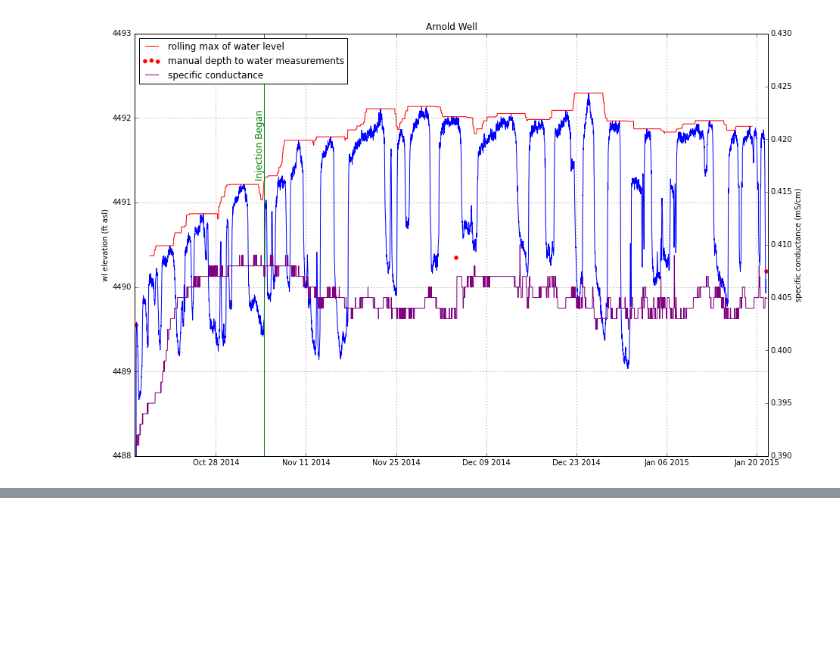
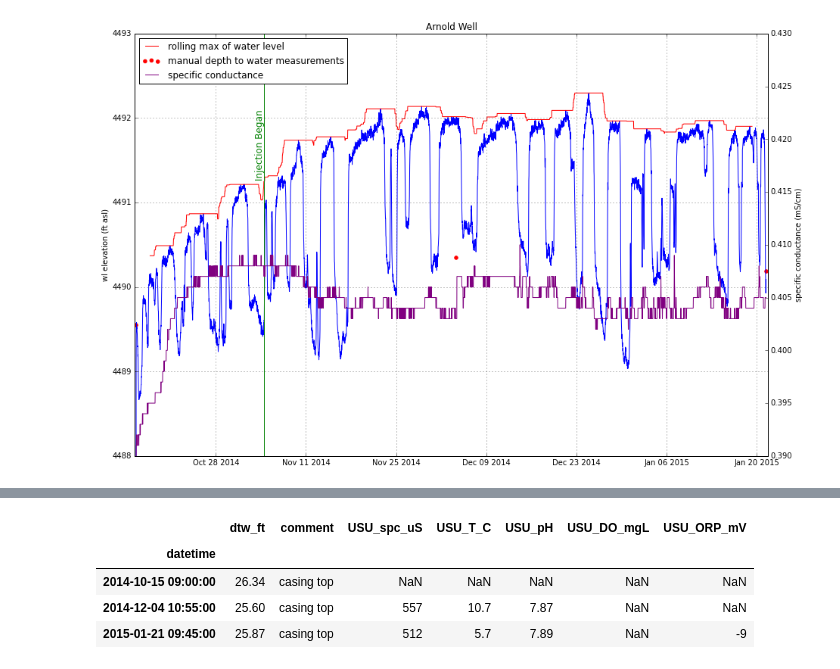
Before and after one commit to inkenbrandt/IPython, a Jupyter notebook: UMAR.ipynb, the cells around one changed output, grey strips where cells are left out. Saved outputs shown, nothing was run; the diff lists cells and outputs as text; code cells hidden in the pictures; blank space fills up the shorter version.

```diff
--- a/UMAR.ipynb
+++ b/UMAR.ipynb
@@ -334,0 +369,9 @@ ax1.legend(h1+h2, l1+l2, loc=2)
+# %%
+USU_well_man = pd.read_excel(manread,"USU_Well",index_col="datetime")
+USU_well_man
+# %% [output]
+|  | dtw_ft | comment | USU_spc_uS | USU_T_C | USU_pH | USU_DO_mgL | USU_ORP_mV |
+| datetime |  |  |  |  |  |  |  |
+| 2014-10-15 09:00:00 | 26.34 | casing top | NaN | NaN | NaN | NaN | NaN |
+| 2014-12-04 10:55:00 | 25.60 | casing top | 557 | 10.7 | 7.87 | NaN | NaN |
+| 2015-01-21 09:45:00 | 25.87 | casing top | 512 | 5.7 | 7.89 | NaN | -9 |
```
Also changed, not shown: parts of 21 cells of this notebook, 1 other file.
